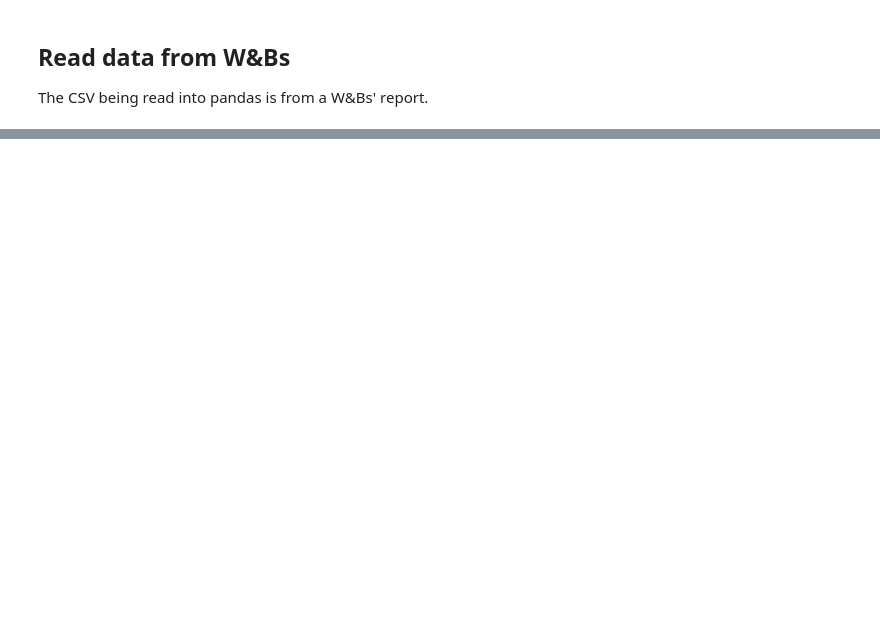
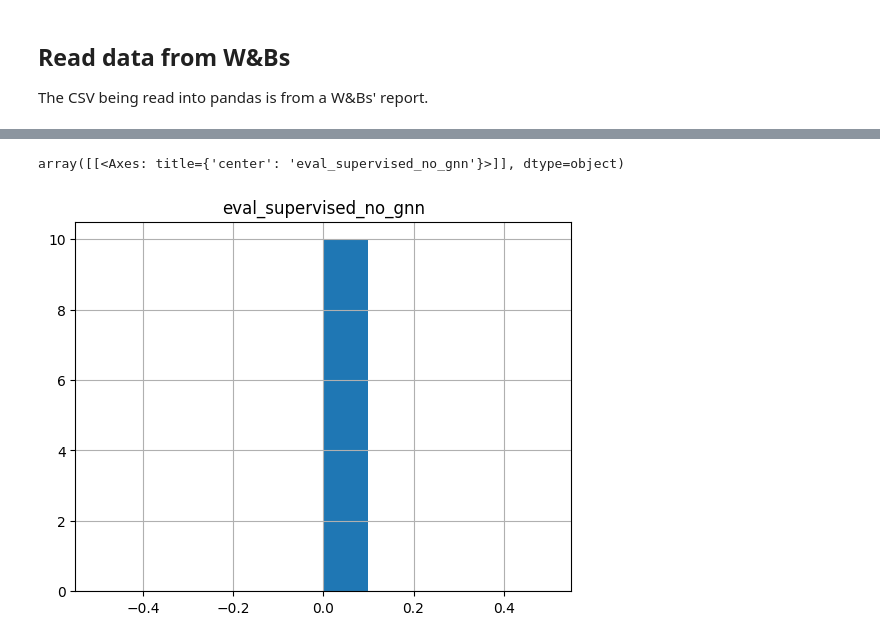
Before and after one commit to Teravolt/microrts-graph-state-encoder-gssl, a Jupyter notebook: analyze_action_prediction_results.ipynb, the cells around one changed output, grey strips where cells are left out. Cells and saved outputs as stored; diff of their text form; code cells hidden in the pictures; blank space fills up the shorter version.

```diff
--- a/analyze_action_prediction_results.ipynb
+++ b/analyze_action_prediction_results.ipynb
@@ -75,0 +143,5 @@ print(f"GNN supervised vs. fine-tuned model: {gnn_vs_fine_tune_ttest}")
+# %%
+f1_df.hist('eval_supervised_no_gnn')
+# %% [output]
+array([[<Axes: title={'center': 'eval_supervised_no_gnn'}>]], dtype=object)
+[figure, added]
```
Also changed, not shown: parts of 8 cells of this notebook, 2 other files.
